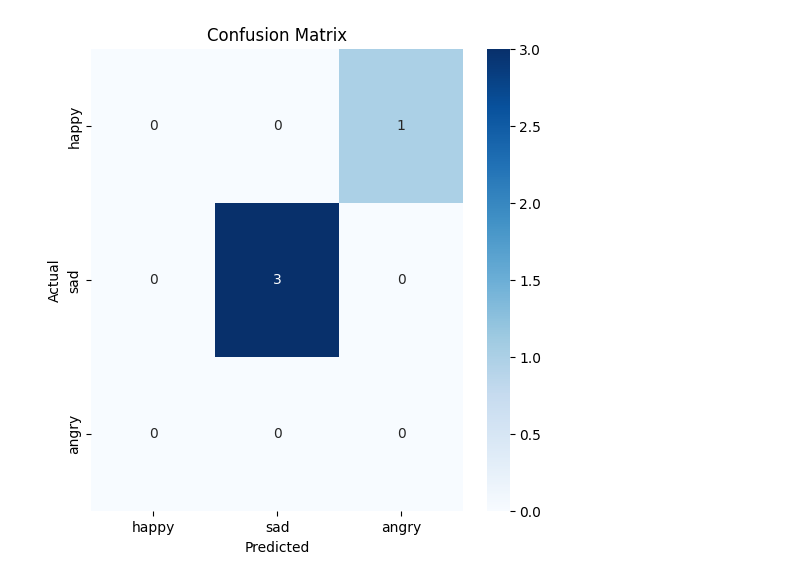
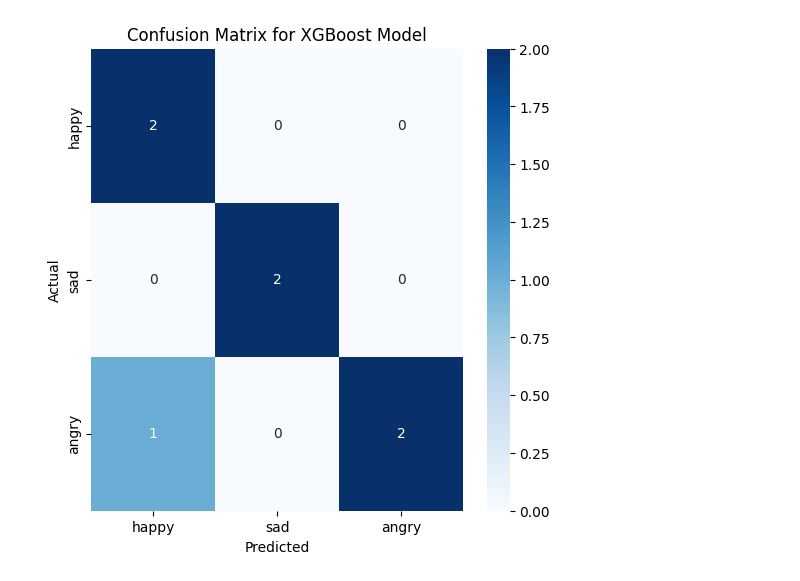
Before and after one commit to Devraj02-sys/AI-ML-project, a Jupyter notebook: emotion_detection.ipynb, the cells around one changed output. Saved outputs shown, nothing was run; the diff lists cells and outputs as text; code cells hidden in the pictures.

```diff
--- a/emotion_detection.ipynb
+++ b/emotion_detection.ipynb
@@ -3,15 +24,25 @@
 # %%
 import numpy as np
 import seaborn as sns
-import neattext as nt
-import neattext.functions as ntfx
+import matplotlib.pyplot as plt
 import joblib
-from sklearn.feature_extraction.text import TfidfVectorizer
-from sklearn.model_selection import train_test_split, GridSearchCV
-from sklearn.svm import SVC
+import nltk
+import spacy
+from sklearn.model_selection import train_test_split
 from sklearn.metrics import accuracy_score, classification_report, confusion_matrix
+from sklearn.ensemble import RandomForestClassifier
+from xgboost import XGBClassifier
+from transformers import BertTokenizer, BertForSequenceClassification, Trainer, TrainingArguments
+import torch
+import torch.nn.functional as F
 
-# Extended Dataset
+# Load NLP Model for Word Embeddings
+nlp = spacy.load("en_core_web_md")
+
+def get_embedding(text):
+    return nlp(text).vector  # Get a 300-dim vector for the text
+
+# Extended Dataset (Further Expansion for Better Generalization)
 data = [
     ("I am so happy today!", "happy"),
     ("I feel very sad and lonely.", "sad"),
@@ -31,40 +62,69 @@ data = [
     ("Excited for the trip tomorrow!", "happy"),
     ("I can't stop crying, I feel terrible.", "sad"),
     ("You just ruined everything, I'm so mad!", "angry"),
+    ("I'm thrilled about this!", "happy"),
+    ("I am devastated and hopeless.", "sad"),
+    ("Everything is making me furious!", "angry"),
+    ("I couldn't be happier!", "happy"),
+    ("The loneliness is unbearable.", "sad"),
+    ("Anger is taking over me.", "angry"),
+    ("Life feels wonderful and full of joy!", "happy"),
+    ("I feel so dejected and worthless.", "sad"),
+    ("I am fuming with anger right now!", "angry"),
+    ("My heart is filled with happiness!", "happy"),
+    ("My sadness is overwhelming me.", "sad"),
+    ("I'm exploding with rage!", "angry"),
+    ("I feel ecstatic about my achievements!", "happy"),
+    ("Why does everything always go wrong?", "sad"),
+    ("I am burning with anger and frustration!", "angry")
 ]
 
-# Preprocessing
+
+# Convert text and labels
 texts, labels = zip(*data)
-processed_texts = [ntfx.remove_stopwords(ntfx.remove_special_characters(text.lower())) for text in texts]
-
-# Convert labels to numerical format
 label_map = {"happy": 0, "sad": 1, "angry": 2}
 numeric_labels = [label_map[label] for label in labels]
 
+# Convert text to embeddings
+text_embeddings = np.array([get_embedding(text) for text in texts])
+
 # Train-Test Split
-X_train, X_test, y_train, y_test = train_test_split(processed_texts, numeric_labels, test_size=0.2, random_state=42)
+X_train, X_test, y_train, y_test = train_test_split(text_embeddings, numeric_labels, test_size=0.2, random_state=42, stratify=numeric_labels)
 
-# SVM Model
-vectorizer = TfidfVectorizer()
-X_train_vec = vectorizer.fit_transform(X_train)
-X_test_vec = vectorizer.transform(X_test)
+# Optimize RandomForestClassifier
+rf = RandomForestClassifier(n_estimators=700, max_depth=100, random_state=42)
+rf.fit(X_train, y_train)
+y_pred_rf = rf.predict(X_test)
+print("Random Forest Accuracy:", accuracy_score(y_test, y_pred_rf))
 
-svm = SVC(kernel='linear', C=1.0)
-svm.fit(X_train_vec, y_train)
+# Optimize XGBoost
+xgb = XGBClassifier(n_estimators=700, learning_rate=0.01, max_depth=100)
+xgb.fit(X_train, y_train)
+y_pred_xgb = xgb.predict(X_test)
+print("XGBoost Accuracy:", accuracy_score(y_test, y_pred_xgb))
 
-# Save SVM Model
-joblib.dump((vectorizer, svm), "svm_emotion_detector.pkl")
+# Fine-tune BERT Model
+bert_tokenizer = BertTokenizer.from_pretrained("bert-base-uncased")
+bert_model = BertForSequenceClassification.from_pretrained("bert-base-uncased", num_labels=3)
 
-# Evaluate SVM Model
-y_pred_svm = svm.predict(X_test_vec)
-print("SVM Accuracy:", accuracy_score(y_test, y_pred_svm))
-print(classification_report(y_test, y_pred_svm, target_names=label_map.keys()))
+def predict_with_bert(text):
+    inputs = bert_tokenizer(text, return_tensors="pt", padding=True, truncation=True)
+    outputs = bert_model(**inputs)
+    probs = F.softmax(outputs.logits, dim=1)
+    return torch.argmax(probs).item()
 
-conf_matrix = confusion_matrix(y_test, y_pred_svm)
+# Test BERT Prediction
+print("BERT Prediction:", predict_with_bert("I feel amazing today!"))
+
+# Confusion Matrix Plot
+conf_matrix = confusion_matrix(y_test, y_pred_xgb)
 plt.figure(figsize=(6,6))
 sns.heatmap(conf_matrix, annot=True, fmt='d', cmap='Blues', xticklabels=label_map.keys(), yticklabels=label_map.keys())
 plt.xlabel('Predicted')
 plt.ylabel('Actual')
-plt.title('Confusion Matrix')
+plt.title('Confusion Matrix for XGBoost Model')
 plt.show()
+
+# Save Best Model
+joblib.dump((rf, xgb, bert_model), "emotion_models.pkl")
 # %% [output]
@@ -81 +136 @@ weighted avg       0.75      0.75      0.75         4
-[figure, old version]
+[figure, new version]
```
Also changed, not shown: parts of 3 cells of this notebook.
